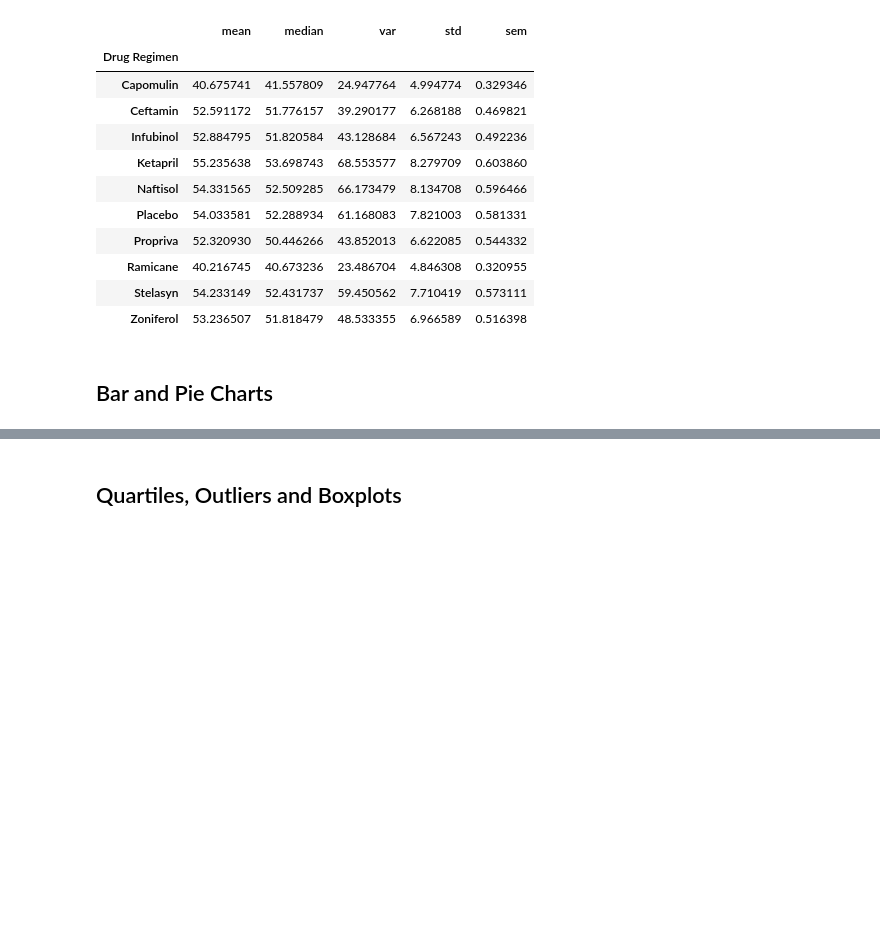
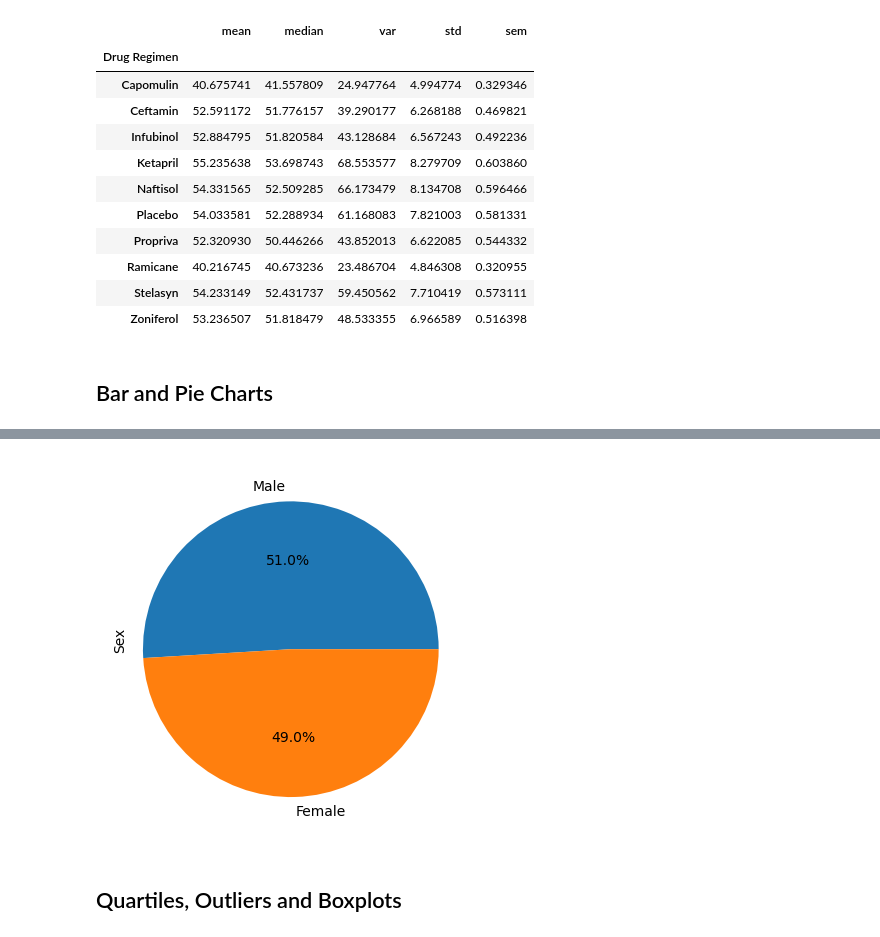
Before and after one commit to tokarczykbl/Pymaceuticals, a Jupyter notebook: pymaceuticals_starter.ipynb, the cells around one changed output, grey strips where cells are left out. Saved outputs shown, nothing was run; the diff lists cells and outputs as text; code cells hidden in the pictures; blank space fills up the shorter version.

```diff
--- a/pymaceuticals_starter.ipynb
+++ b/pymaceuticals_starter.ipynb
@@ -162,5 +185,13 @@ tumor_stats_df_2
 # %%
 # Generate a pie plot showing the distribution of female versus male mice using pyplot
+plt.pie(sexes_df, labels=sexes_df.index, autopct="%1.1f%%", )
+
+# Adding text manually (https://matplotlib.org/3.5.3/api/_as_gen/matplotlib.pyplot.text.html)
+plt.text(-1.2, 0, "Sex", rotation="vertical")
+
+plt.show()
+# %% [output]
+[figure, added]
 # %% [markdown]
 ## Quartiles, Outliers and Boxplots
 # %%
```
Also changed, not shown: parts of 7 cells of this notebook, 1 other file.
